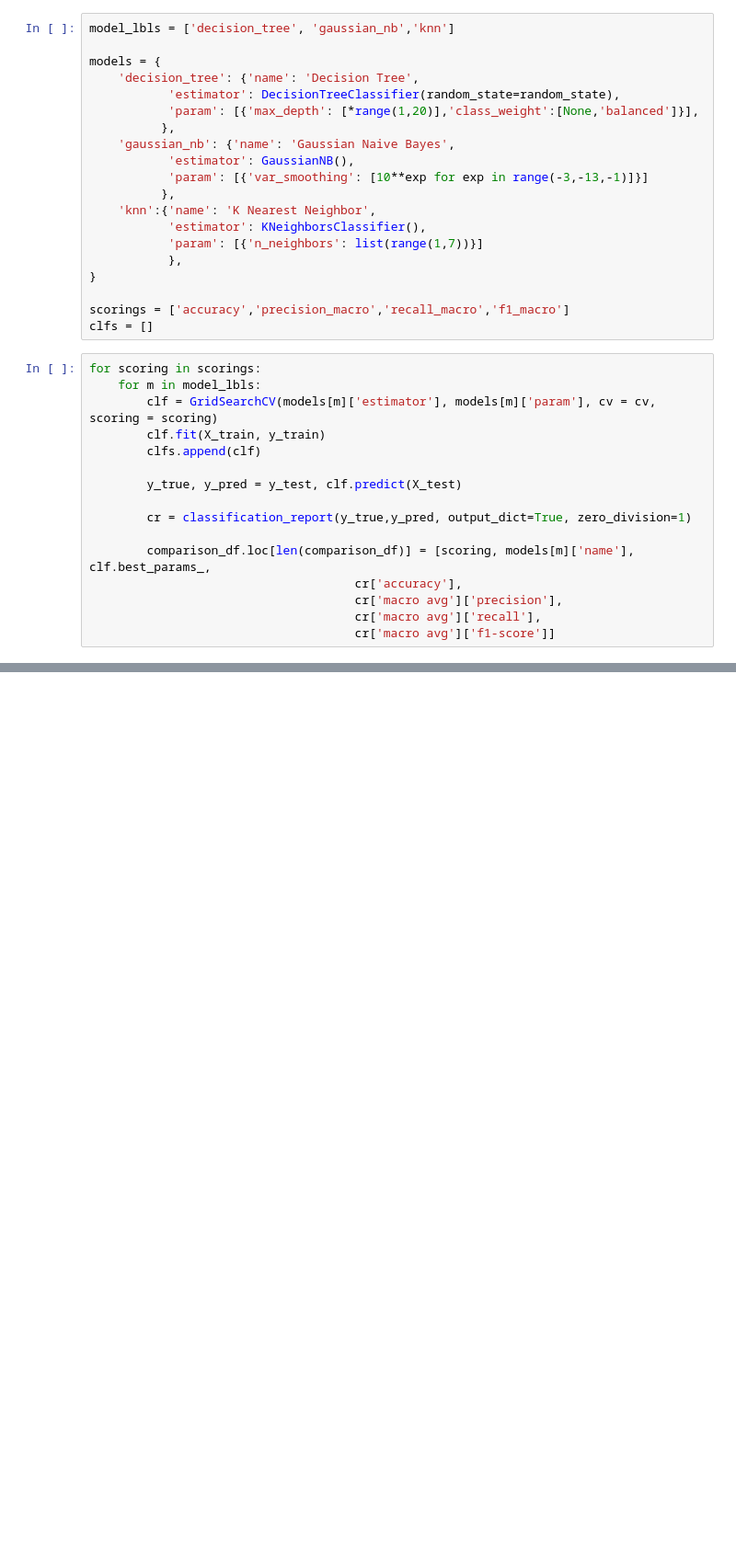
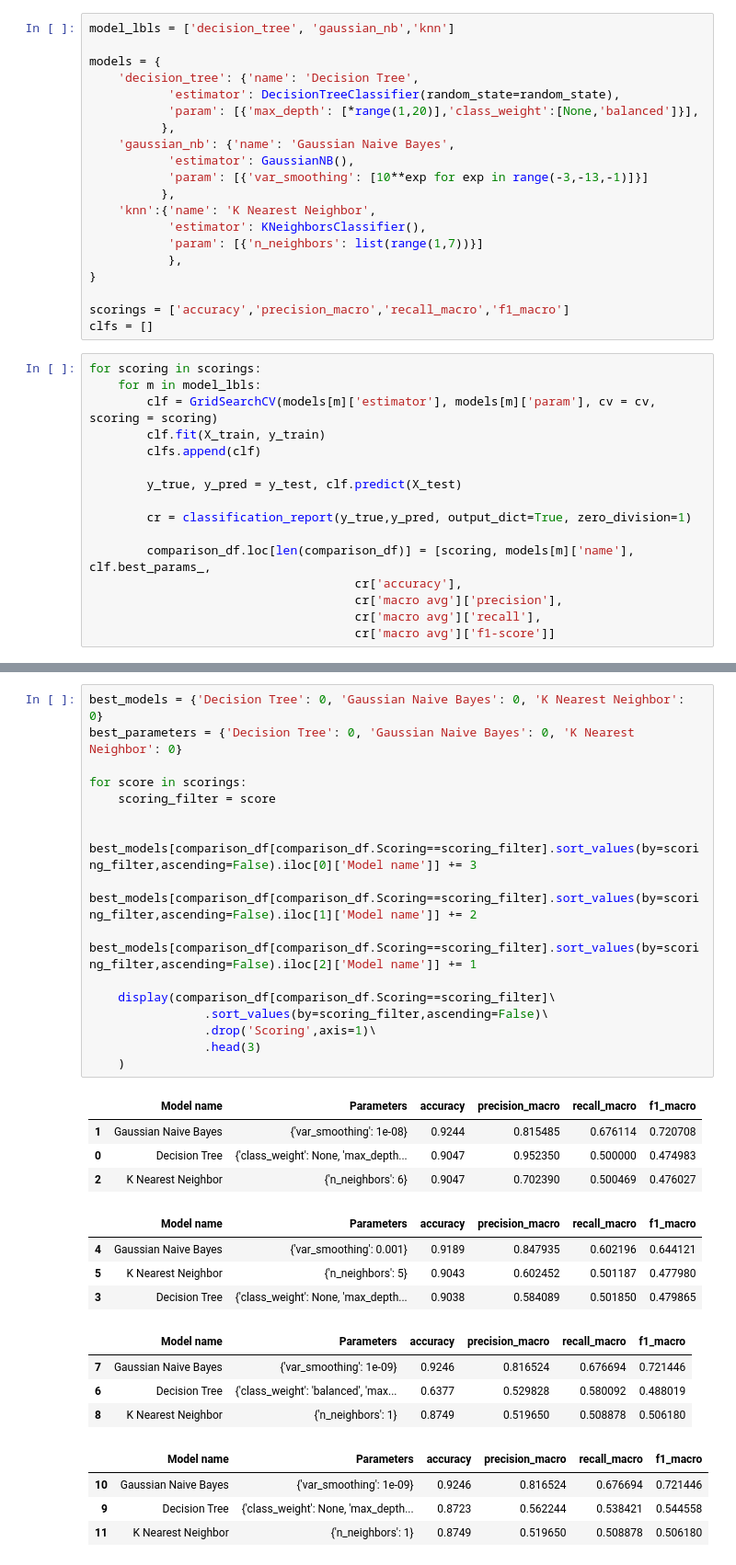
Before and after one commit to pante31/Tutone-CustomerTransactionPrediction, a Jupyter notebook: customer-transaction-prediction/code/tutone-customertransactionprediction.ipynb, the cells around one changed output, grey strips where cells are left out. Shown at 92% size. Drawn from its saved outputs; the diff is of its cells as text; blank space fills up the shorter version.

```diff
--- a/customer-transaction-prediction/code/tutone-customertransactionprediction.ipynb
+++ b/customer-transaction-prediction/code/tutone-customertransactionprediction.ipynb
@@ -305,0 +297,33 @@ for score in scorings:
+# %%
+best_models = {'Decision Tree': 0, 'Gaussian Naive Bayes': 0, 'K Nearest Neighbor': 0}
+best_parameters = {'Decision Tree': 0, 'Gaussian Naive Bayes': 0, 'K Nearest Neighbor': 0}
+
+for score in scorings:
+    scoring_filter = score
+
+    best_models[comparison_df[comparison_df.Scoring==scoring_filter].sort_values(by=scoring_filter,ascending=False).iloc[0]['Model name']] += 3
+    best_models[comparison_df[comparison_df.Scoring==scoring_filter].sort_values(by=scoring_filter,ascending=False).iloc[1]['Model name']] += 2
+    best_models[comparison_df[comparison_df.Scoring==scoring_filter].sort_values(by=scoring_filter,ascending=False).iloc[2]['Model name']] += 1
+
+    display(comparison_df[comparison_df.Scoring==scoring_filter]\
+                .sort_values(by=scoring_filter,ascending=False)\
+                .drop('Scoring',axis=1)\
+                .head(3)
+    )
+# %% [output]
+|  | Model name | Parameters | accuracy | precision_macro | recall_macro | f1_macro |
+| 1 | Gaussian Naive Bayes | {'var_smoothing': 1e-08} | 0.9244 | 0.815485 | 0.676114 | 0.720708 |
+| 0 | Decision Tree | {'class_weight': None, 'max_depth... | 0.9047 | 0.952350 | 0.500000 | 0.474983 |
+| 2 | K Nearest Neighbor | {'n_neighbors': 6} | 0.9047 | 0.702390 | 0.500469 | 0.476027 |
+|  | Model name | Parameters | accuracy | precision_macro | recall_macro | f1_macro |
+| 4 | Gaussian Naive Bayes | {'var_smoothing': 0.001} | 0.9189 | 0.847935 | 0.602196 | 0.644121 |
+| 5 | K Nearest Neighbor | {'n_neighbors': 5} | 0.9043 | 0.602452 | 0.501187 | 0.477980 |
+| 3 | Decision Tree | {'class_weight': None, 'max_depth... | 0.9038 | 0.584089 | 0.501850 | 0.479865 |
+|  | Model name | Parameters | accuracy | precision_macro | recall_macro | f1_macro |
+| 7 | Gaussian Naive Bayes | {'var_smoothing': 1e-09} | 0.9246 | 0.816524 | 0.676694 | 0.721446 |
+| 6 | Decision Tree | {'class_weight': 'balanced', 'max... | 0.6377 | 0.529828 | 0.580092 | 0.488019 |
+| 8 | K Nearest Neighbor | {'n_neighbors': 1} | 0.8749 | 0.519650 | 0.508878 | 0.506180 |
+|  | Model name | Parameters | accuracy | precision_macro | recall_macro | f1_macro |
+| 10 | Gaussian Naive Bayes | {'var_smoothing': 1e-09} | 0.9246 | 0.816524 | 0.676694 | 0.721446 |
+| 9 | Decision Tree | {'class_weight': None, 'max_depth... | 0.8723 | 0.562244 | 0.538421 | 0.544558 |
+| 11 | K Nearest Neighbor | {'n_neighbors': 1} | 0.8749 | 0.519650 | 0.508878 | 0.506180 |
```
Also changed, not shown: parts of 25 cells of this notebook.
